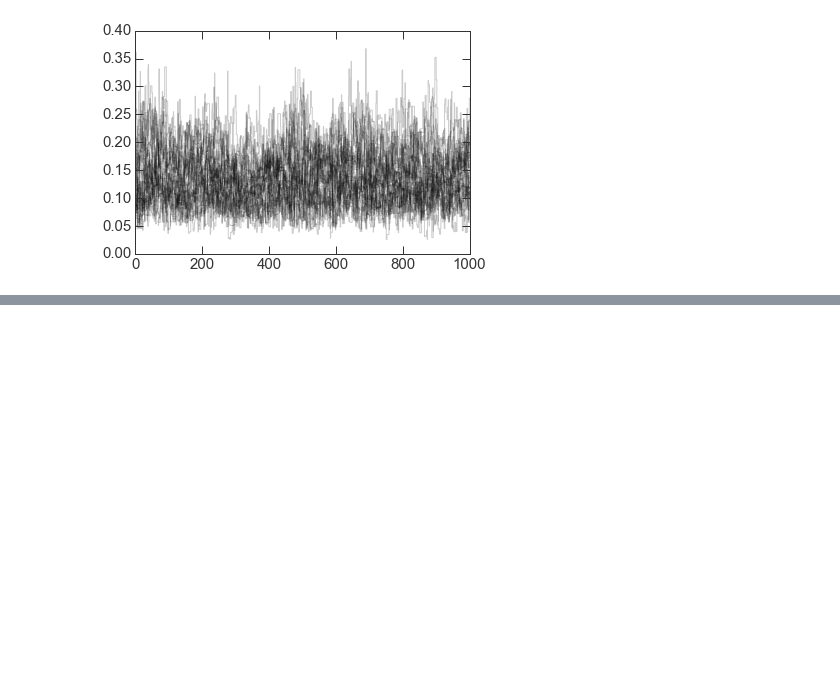
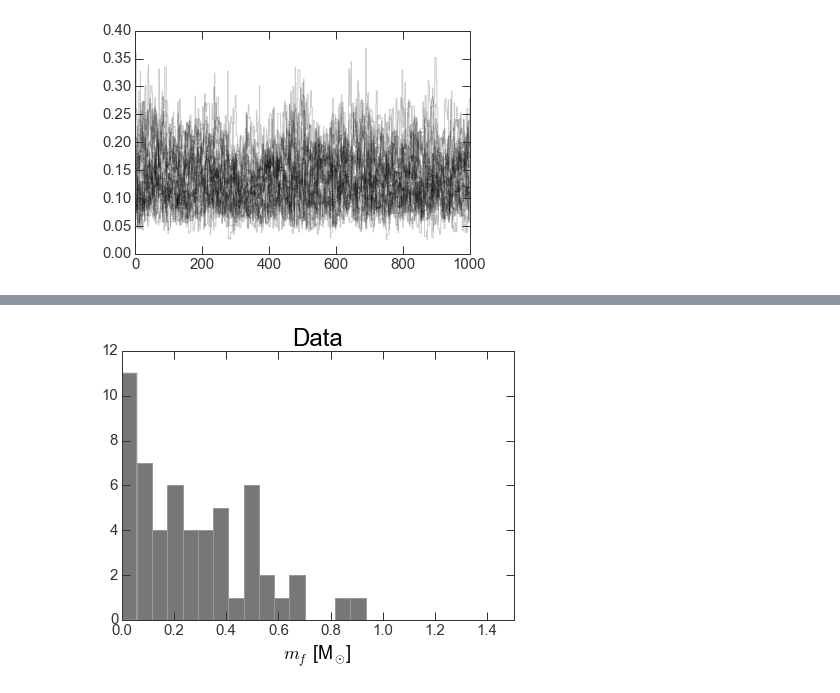
Before and after one commit to adrn/tilt-shift, a Jupyter notebook: notebooks/Paper figures.ipynb, the cells around one changed output, grey strips where cells are left out. Cells and saved outputs as stored; diff of their text form; code cells hidden in the pictures; blank space fills up the shorter version.

```diff
--- a/notebooks/Paper figures.ipynb
+++ b/notebooks/Paper figures.ipynb
@@ -375,0 +395,14 @@ for i in range(ndim):
+# %%
+mf = elm_WD['period']*u.day / (2*np.pi*G) * (elm_WD['K']*u.km/u.s)**3
+mf = mf.to(u.Msun)
+# %%
+fig,ax = plt.subplots(1, 1, figsize=(6,5))
+
+bins = np.linspace(0.,1.4,25)
+ax.hist(mf, bins=bins, color='#777777', edgecolor='#999999')
+ax.set_title('Data')
+ax.set_xlabel("$m_f$ [M$_\odot$]")
+ax.set_xlim(0.,1.5)
+fig.tight_layout()
+# %% [output]
+[figure, added]
```
Also changed, not shown: parts of 9 cells of this notebook.
